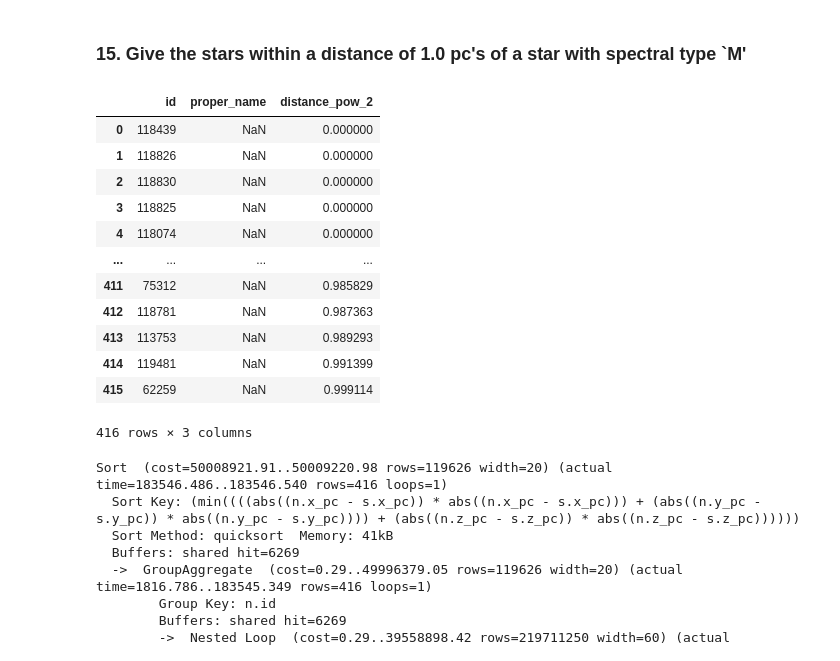
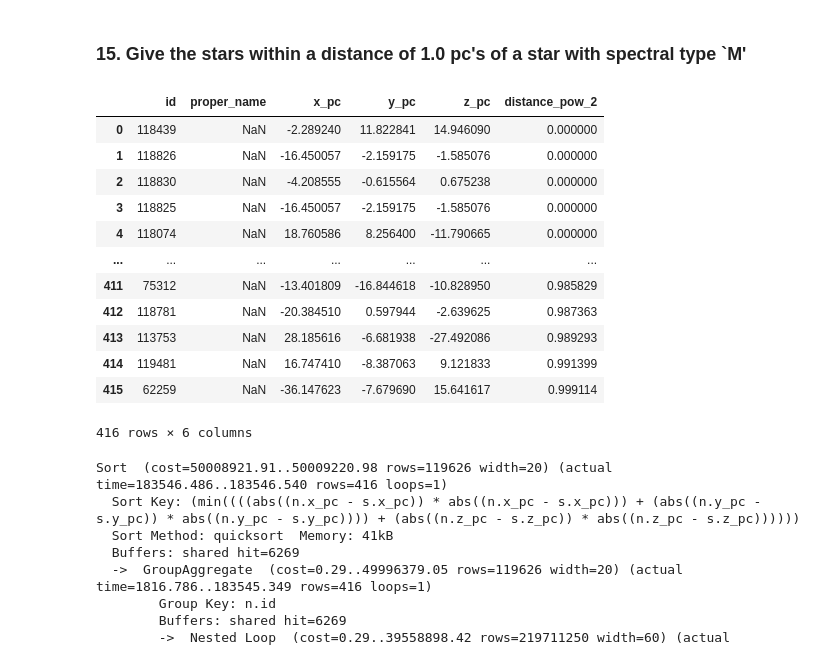
Before and after one commit to MrDiaf/database_and_application_recitation3, a Jupyter notebook: recitation_3_part_B.ipynb, the cells around one changed output. Cells and saved outputs as stored; diff of their text form; code cells hidden in the pictures.

```diff
--- a/recitation_3_part_B.ipynb
+++ b/recitation_3_part_B.ipynb
@@ -551,41 +562,44 @@ SyntaxError: invalid syntax (3893027095.py, line 1)
 # %%
 query = """
 WITH distances AS  (SELECT n.id,
        n.proper_name,
-       ABS(n.x_pc - s.x_pc) AS x_diff,
-       ABS(n.y_pc - s.y_pc) AS y_diff,
-       ABS(n.z_pc - s.z_pc) AS z_diff,
+       n.x_pc,
+       n.y_pc,
+       n.z_pc,
        (ABS(n.x_pc - s.x_pc) * ABS(n.x_pc - s.x_pc) +
         ABS(n.y_pc - s.y_pc) * ABS(n.y_pc - s.y_pc) +
         ABS(n.z_pc - s.z_pc) * ABS(n.z_pc - s.z_pc)) AS distance_pow_2
     FROM star as n CROSS JOIN star as s
     WHERE
         s.spectral_type LIKE 'M%' AND
         n.id <> s.id
 )
 SELECT id,
        proper_name,
+       x_pc,
+       y_pc,
+       z_pc,
        MIN(distance_pow_2) AS distance_pow_2
 FROM distances
 WHERE distance_pow_2 < 1
-GROUP BY id, proper_name
+GROUP BY id, proper_name, x_pc, y_pc, z_pc
 ORDER BY distance_pow_2 ASC;
 """
 print_query(query)
 # %% [output]
-|  | id | proper_name | distance_pow_2 |
-| 0 | 118439 | NaN | 0.000000 |
-| 1 | 118826 | NaN | 0.000000 |
-| 2 | 118830 | NaN | 0.000000 |
-| 3 | 118825 | NaN | 0.000000 |
-| 4 | 118074 | NaN | 0.000000 |
-| ... | ... | ... | ... |
-| 411 | 75312 | NaN | 0.985829 |
-| 412 | 118781 | NaN | 0.987363 |
-| 413 | 113753 | NaN | 0.989293 |
-| 414 | 119481 | NaN | 0.991399 |
-| 415 | 62259 | NaN | 0.999114 |
+|  | id | proper_name | x_pc | y_pc | z_pc | distance_pow_2 |
+| 0 | 118439 | NaN | -2.289240 | 11.822841 | 14.946090 | 0.000000 |
+| 1 | 118826 | NaN | -16.450057 | -2.159175 | -1.585076 | 0.000000 |
+| 2 | 118830 | NaN | -4.208555 | -0.615564 | 0.675238 | 0.000000 |
+| 3 | 118825 | NaN | -16.450057 | -2.159175 | -1.585076 | 0.000000 |
+| 4 | 118074 | NaN | 18.760586 | 8.256400 | -11.790665 | 0.000000 |
+| ... | ... | ... | ... | ... | ... | ... |
+| 411 | 75312 | NaN | -13.401809 | -16.844618 | -10.828950 | 0.985829 |
+| 412 | 118781 | NaN | -20.384510 | 0.597944 | -2.639625 | 0.987363 |
+| 413 | 113753 | NaN | 28.185616 | -6.681938 | -27.492086 | 0.989293 |
+| 414 | 119481 | NaN | 16.747410 | -8.387063 | 9.121833 | 0.991399 |
+| 415 | 62259 | NaN | -36.147623 | -7.679690 | 15.641617 | 0.999114 |
-416 rows × 3 columns
+416 rows × 6 columns
 # %%
 print_query_analyze_explain(query)
 # %% [output]
```
Also changed, not shown: parts of 4 cells of this notebook.
